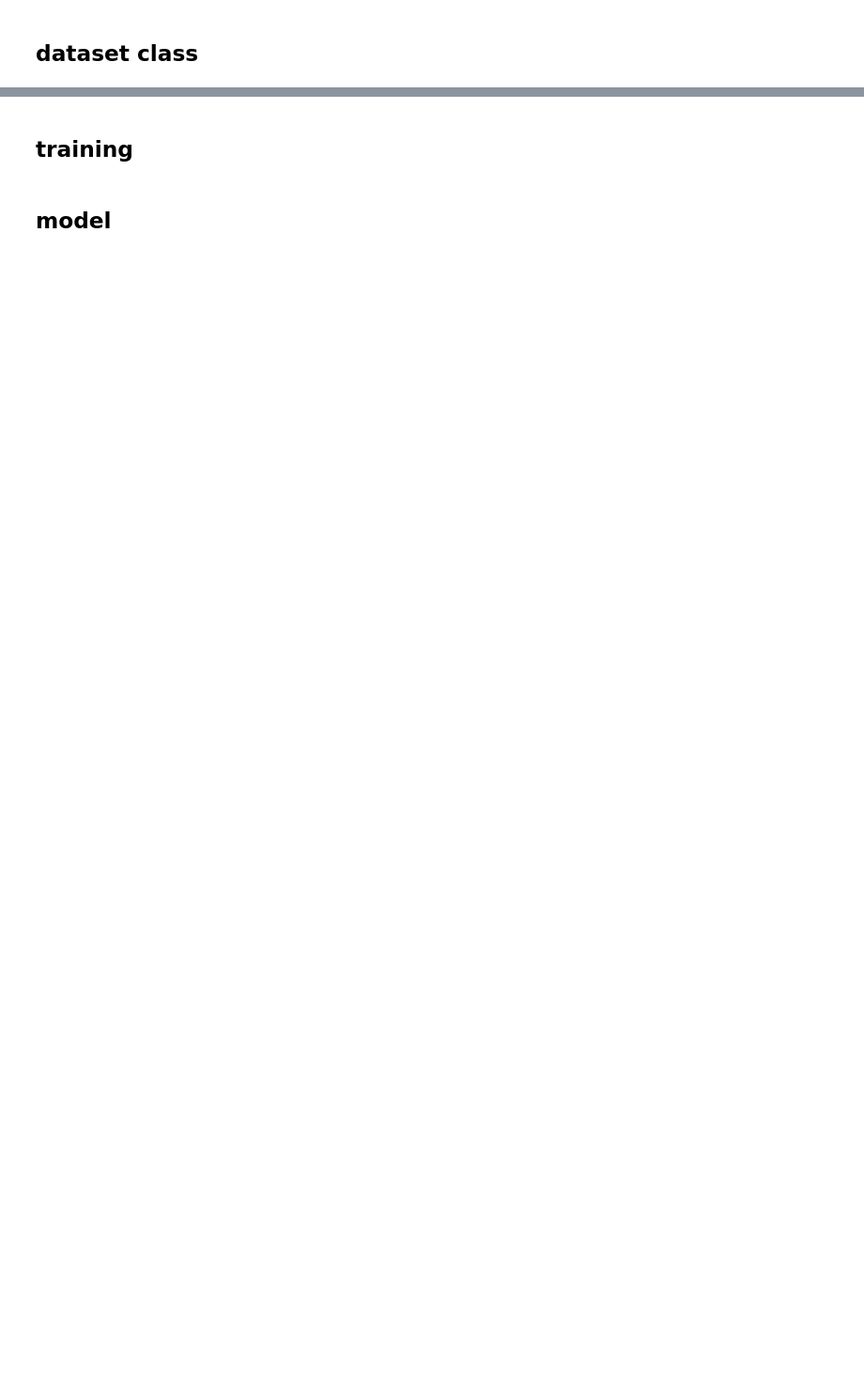
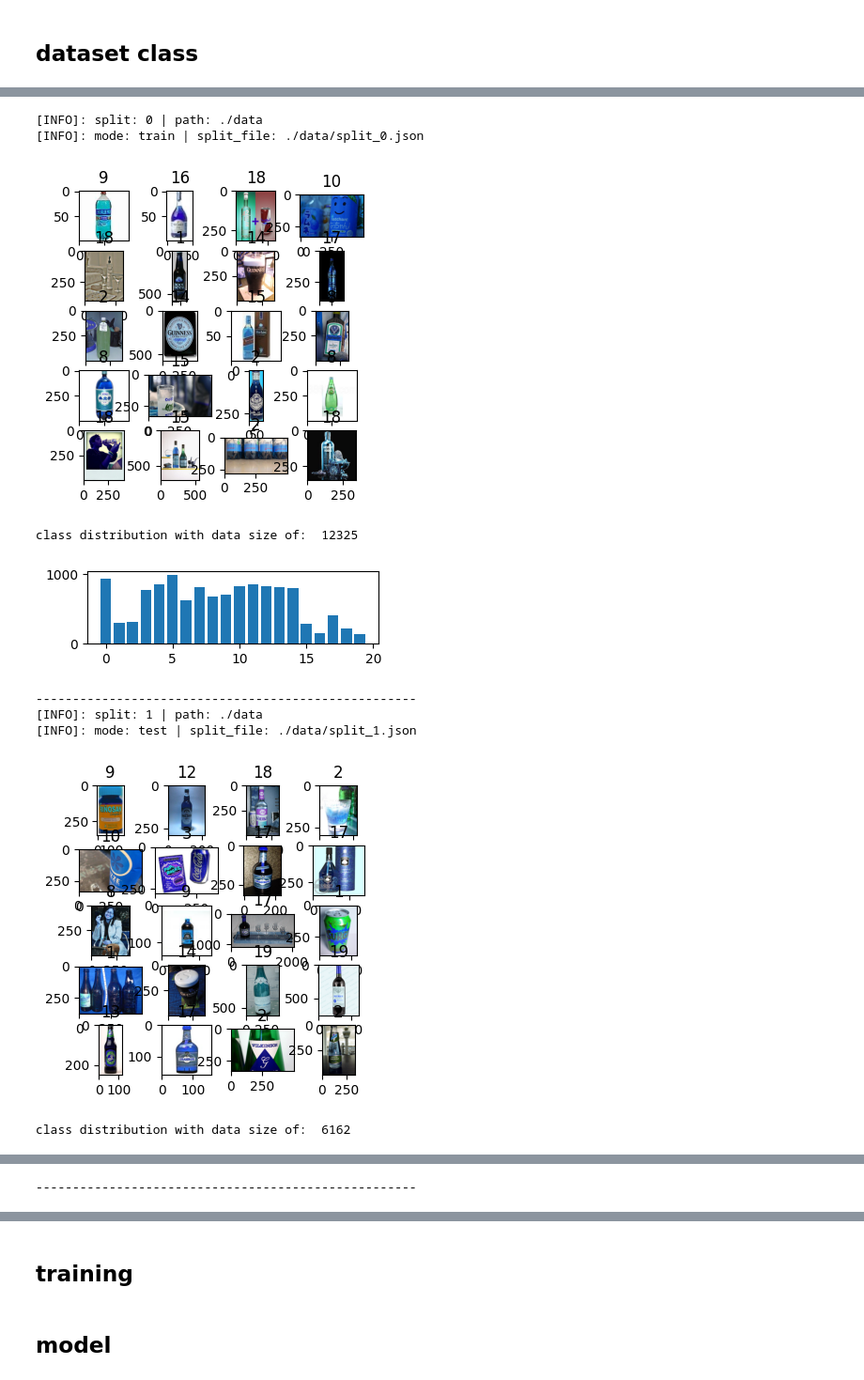
Before and after one commit to siddhant230/fine-grained-image-classification, a Jupyter notebook: fine_grained_clf_poc.ipynb, the cells around one changed output, grey strips where cells are left out. Shown: that part at 94% size. Drawn from its saved outputs; the diff is of its cells as text; code cells hidden in the pictures; blank space fills up the shorter version.

Commit message:
updated training pipeline

```diff
--- a/fine_grained_clf_poc.ipynb
+++ b/fine_grained_clf_poc.ipynb
@@ -63,7 +2,0 @@ import matplotlib.pyplot as plt
-# %%
-data_dist = {}
-for k in os.listdir("data/images"):
-  if os.path.isdir(f"data/images/{k}"):
-    data_dist[int(k)] = len(os.listdir(f"data/images/{k}"))
-data_dist =dict(sorted(data_dist.items()))
-data_dist
@@ -177,9 +36,16 @@ len(os.listdir("data/unrolled"))
 # %%
+from tabnanny import verbose
+
+
 class BottleDataset(Dataset):
-  def __init__(self, data_path="./data", split=0, mode="train"):
+  def __init__(self, data_path="./data", split=0, mode="train", verbose=1):
+
     self.split = split
     self.mode = mode
     self.data_path = data_path
+
+    print(f"[INFO]: split: {split} | path: {data_path}")
+    print(f"[INFO]: mode: {mode} | split_file: {self.data_path +'/split_'+ str(self.split) +'.json'}")
 
     with open(self.data_path +'/split_'+ str(self.split) +'.json','r') as fp:
         self.gt_annotations = json.load(fp)
@@ -196,30 +62,62 @@ class BottleDataset(Dataset):
                               std=[0.229, 0.224, 0.225])
       ])
     else:
       self.transform = transforms.Compose([
           transforms.Resize((224, 224)),
           transforms.ToTensor(),
           transforms.Normalize(mean=[0.485, 0.456, 0.406],
                               std=[0.229, 0.224, 0.225])
       ])
 
     self.image_list = list(self.gt_annotations[self.mode].keys())
+    if verbose:
+      self.visalize()
 
+  def visalize(self, w=20, h=20, columns=4, rows=5):
+    w = 20
+    h = 20
+    fig = plt.figure(figsize=(4, 4))
+    for i in range(1, columns*rows +1):
+        img = cv2.imread(os.path.join(self.data_path, self.image_list[i]))
+        fig.add_subplot(rows, columns, i)
+        plt.title(self.gt_annotations[self.mode][self.image_list[i]])
+        plt.imshow(img)
+    plt.show()
+    data_dist = Counter(self.gt_annotations[self.mode].values())
+    print("\nclass distribution with data size of: ", sum(data_dist.values()))
+    plt.figure(figsize=(4, 1))
+    plt.bar(range(len(data_dist)), list(data_dist.values()), align='center')
+    plt.show()
+    print("----------------------------------------------------")
 
   def __len__(self):
     return len(self.gt_annotations[self.mode])
 
   def __getitem__(self, idx):
     image_name = self.image_list[idx]
     img = Image.open(os.path.join(self.data_path, image_name))
 
     img_class = self.gt_annotations[self.mode][image_name]
     label = np.zeros(20)
     label[int(img_class) - 1] = 1
     label = torch.from_numpy(label)
     label = label.type(torch.FloatTensor)
 
     if self.transform:
       img = self.transform(img)
 
     return img, label
+
+dataset = BottleDataset(mode="train", split=0)
+dataset = BottleDataset(mode="test", split=1)
+# %% [output]
+[INFO]: split: 0 | path: ./data
+[INFO]: mode: train | split_file: ./data/split_0.json
+[figure, added]
+class distribution with data size of:  12325
+[figure, added]
+----------------------------------------------------
+[INFO]: split: 1 | path: ./data
+[INFO]: mode: test | split_file: ./data/split_1.json
+[figure, added]
+class distribution with data size of:  6162
@@ -225,0 +125 @@ class BottleDataset(Dataset):
+----------------------------------------------------
```
Also changed, not shown: parts of 53 cells of this notebook.
